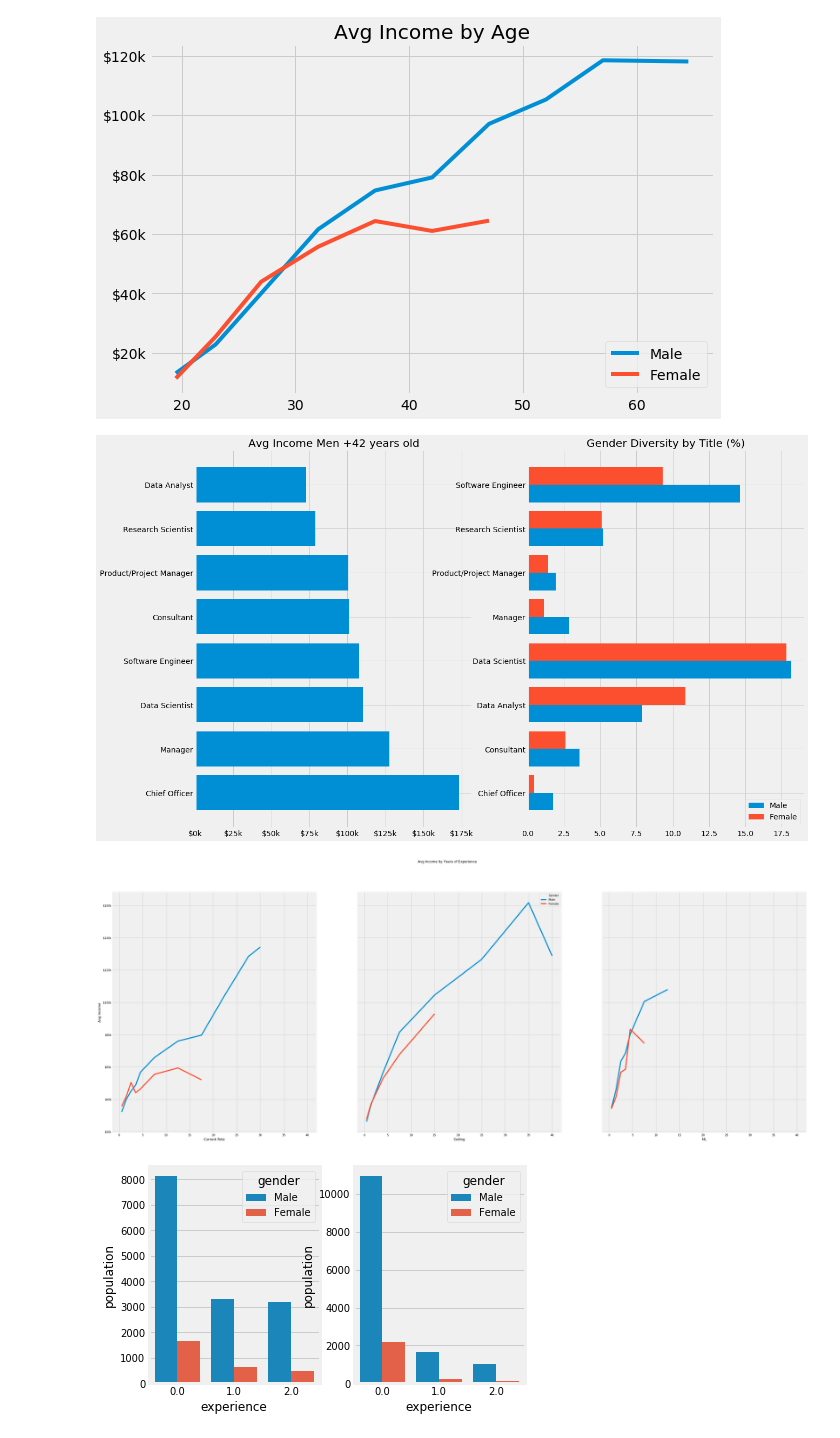
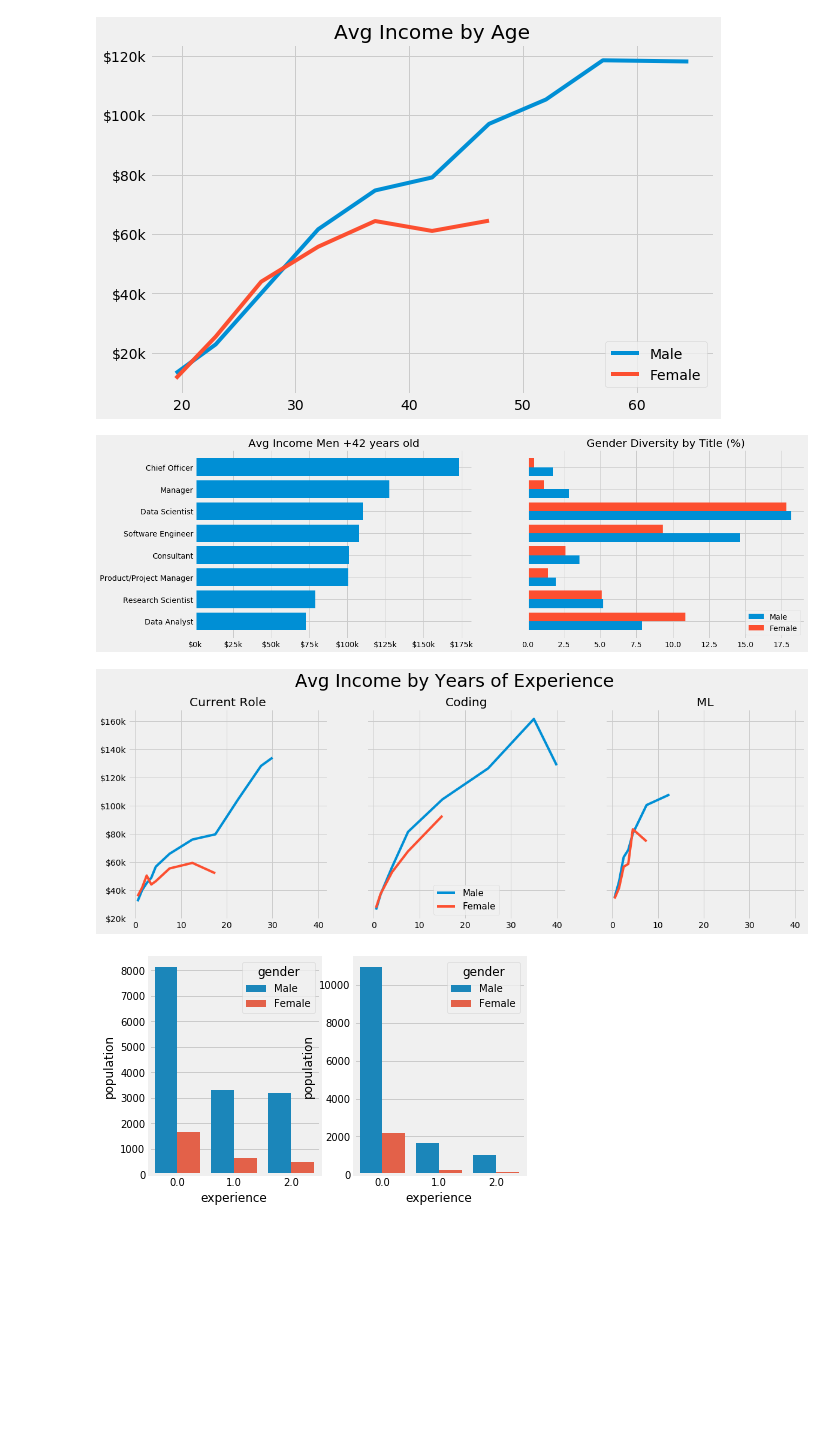
Before and after one commit to lopez-/kaggle_projects, a Jupyter notebook: 2018_survey/clean.ipynb, the cells around one changed output. Saved outputs shown, nothing was run; the diff lists cells and outputs as text; code cells hidden in the pictures; blank space fills up the shorter version.

Commit message:
finished 3rd plot

```diff
--- a/2018_survey/clean.ipynb
+++ b/2018_survey/clean.ipynb
@@ -186,15 +186,15 @@ limit 10
 """)
 
 
-fig, (ax1, ax2) = plt.subplots(1,2, figsize=(18,12))
+fig, (ax1, ax2) = plt.subplots(1,2, figsize=(18,6), sharey=True)
 
-df_plot.sort_values(by='income_mean', ascending=False, inplace=True)
+df_plot.sort_values(by='income_mean', ascending=True, inplace=True)
 
 yticks = list(range(len(df_plot.title)))
 yticklabels = list(df_plot.title)
 
 ax1.barh(yticks, 'income_mean', data=df_plot)
-ax1.set_title('Avg Income Men +42 years old')
+ax1.set_title('Avg Income Men +42 years old', )
 ax1.xaxis.set_major_formatter(FormatStrFormatter('$%.0fk'))
 ax1.set_yticks(yticks)
 ax1.set_yticklabels(yticklabels)
@@ -214,49 +214,50 @@ with high_paying_titles as (
     from df
     where title is not null
     group by 1
 )
 select df.title, df.gender, tc.gender_count, count(*), 100*count(*)*1.0/tc.gender_count as gender_perc
 from df
 join total_counts tc on df.gender = tc.gender
 where df.gender = 'Female' and df.title in (select title from high_paying_titles)
 group by 1, 2, 3
 UNION ALL
 select df.title, df.gender, tc.gender_count, count(*), 100*count(*)*1.0/tc.gender_count as gender_perc
 from df
 join total_counts tc on df.gender = tc.gender
 where df.gender = 'Male' and df.title in (select title from high_paying_titles)
 group by 1, 2, 3
 """)
 
 
 df_plot = df_plot.pivot(index='title', columns='gender', values='gender_perc')
 
+
+df_plot = df_plot.reindex(yticklabels)
+
 yticks = np.arange(len(df_plot.index))
 yticklabels = list(df_plot.index)
 
 ax2.barh(yticks-0.2, df_plot.Male, 0.4, label='Male')
 ax2.barh(yticks+0.2, df_plot.Female, 0.4, label='Female')
 ax2.legend(['Male', 'Female'], loc=4)
 ax2.set_title('Gender Diversity by Title (%)')
-ax2.set_yticks(yticks)
-ax2.set_yticklabels(yticklabels)
 
 plt.show()
 # %% [output]
-[figure, old version]
+[figure, new version]
 # %%
 df_plot = sqldf("""
-select gender as Gender, current_role_xp as experience, 'current_role_xp' as dimension, avg(income)*1.0/1000 as income_mean,  count(*) as population
+select gender, current_role_xp as experience, 'current_role_xp' as dimension, avg(income)*1.0/1000 as income_mean,  count(*) as population
 from df
 where current_role_xp is not null
 group by 1, 2, 3
 UNION ALL
-select gender as Gender, coding_xp as experience, 'coding_xp' as dimension, avg(income)*1.0/1000 as income_mean,  count(*) as population
+select gender, coding_xp as experience, 'coding_xp' as dimension, avg(income)*1.0/1000 as income_mean,  count(*) as population
 from df
 where coding_xp is not null
 group by 1, 2, 3
 UNION ALL
-select gender as Gender, ml_xp as experience, 'ml_xp' as dimension, avg(income)*1.0/1000 as income_mean,  count(*) as population
+select gender, ml_xp as experience, 'ml_xp' as dimension, avg(income)*1.0/1000 as income_mean,  count(*) as population
 from df
 where ml_xp is not null
 group by 1, 2, 3
@@ -264,22 +265,26 @@ group by 1, 2, 3
 
 df_plot = df_plot[df_plot['population']>=50]
 
-fig, (ax1, ax2, ax3) = plt.subplots(ncols=3, figsize=(40, 16), sharey=True, sharex=True)
-fig.suptitle('Avg Income by Years of Experience')
-sns.lineplot(x = 'experience', y='income_mean', hue='Gender', hue_order = ['Male', 'Female'], data=df_plot[df_plot['dimension']=='current_role_xp'], ax=ax1)
-sns.lineplot(x = 'experience', y='income_mean', hue='Gender', hue_order = ['Male', 'Female'], data=df_plot[df_plot['dimension']=='coding_xp'], ax=ax2)
-sns.lineplot(x = 'experience', y='income_mean', hue='Gender', hue_order = ['Male', 'Female'], data=df_plot[df_plot['dimension']=='ml_xp'], ax=ax3)
-ax1.legend_.remove()
-ax3.legend_.remove()
+fig, (ax1, ax2, ax3) = plt.subplots(1, 3, figsize=(18,6), sharey=True, sharex=True)
+fig.suptitle('Avg Income by Years of Experience', fontsize=30, y=1.02)
+
+ax1.plot('experience', 'income_mean', data=df_plot[(df_plot.gender=='Male') & (df_plot.dimension=='current_role_xp')])
+ax1.plot('experience', 'income_mean', data=df_plot[(df_plot.gender=='Female') & (df_plot.dimension=='current_role_xp')])
+ax1.set_title('Current Role')
 ax1.yaxis.set_major_formatter(FormatStrFormatter('$%.0fk'))
-ax1.xaxis.set_major_formatter(FormatStrFormatter('%.0f'))
-ax1.set_ylabel('Avg Income')
-ax1.set_xlabel('Current Role')
-ax2.set_xlabel('Coding')
-ax3.set_xlabel('ML')
+
+ax2.plot('experience', 'income_mean', data=df_plot[(df_plot.gender=='Male') & (df_plot.dimension=='coding_xp')])
+ax2.plot('experience', 'income_mean', data=df_plot[(df_plot.gender=='Female') & (df_plot.dimension=='coding_xp')])
+ax2.legend(['Male', 'Female'], loc='lower center', prop={'size': 15})
+ax2.set_title('Coding')
+
+ax3.plot('experience', 'income_mean', data=df_plot[(df_plot.gender=='Male') & (df_plot.dimension=='ml_xp')])
+ax3.plot('experience', 'income_mean', data=df_plot[(df_plot.gender=='Female') & (df_plot.dimension=='ml_xp')])
+ax3.set_title('ML')
+
 plt.show()
 # %% [output]
-[figure, old version]
+[figure, new version]
 # %%
 df_plot = sqldf("""
 select gender, coding_xp_level as experience, 'coding_xp' as dimension, count(*) as population
```
